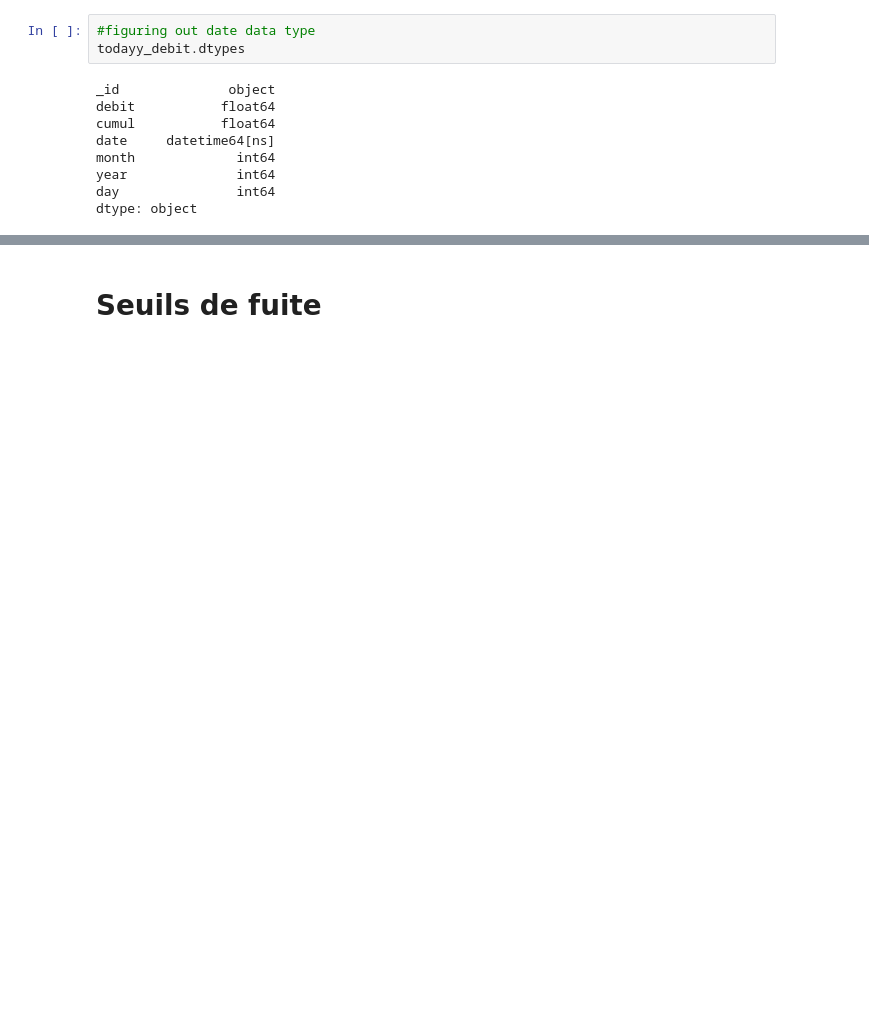
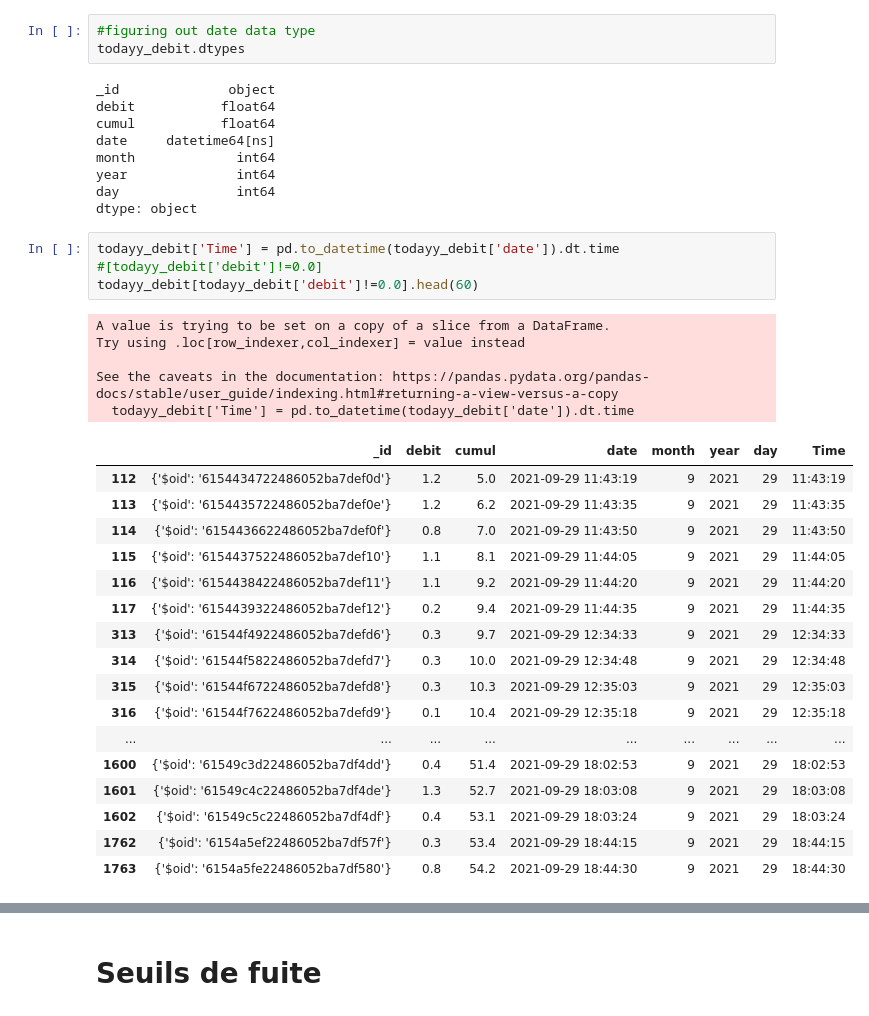
Before and after one commit to Cyrine-afk/Water-Consumption, a Jupyter notebook: Water DB.ipynb, the cells around one changed output, grey strips where cells are left out. Drawn from its saved outputs; the diff is of its cells as text; blank space fills up the shorter version.

```diff
--- a/Water DB.ipynb
+++ b/Water DB.ipynb
@@ -593,3 +577,30 @@ month             int64
 year              int64
 day               int64
 dtype: object
+# %%
+todayy_debit['Time'] = pd.to_datetime(todayy_debit['date']).dt.time
+#[todayy_debit['debit']!=0.0]
+todayy_debit[todayy_debit['debit']!=0.0].head(60)
+# %% [output]
+A value is trying to be set on a copy of a slice from a DataFrame.
+Try using .loc[row_indexer,col_indexer] = value instead
+
+See the caveats in the documentation: https://pandas.pydata.org/pandas-docs/stable/user_guide/indexing.html#returning-a-view-versus-a-copy
+  todayy_debit['Time'] = pd.to_datetime(todayy_debit['date']).dt.time
+|  | _id | debit | cumul | date | month | year | day | Time |
+| 112 | {'$oid': '6154434722486052ba7def0d'} | 1.2 | 5.0 | 2021-09-29 11:43:19 | 9 | 2021 | 29 | 11:43:19 |
+| 113 | {'$oid': '6154435722486052ba7def0e'} | 1.2 | 6.2 | 2021-09-29 11:43:35 | 9 | 2021 | 29 | 11:43:35 |
+| 114 | {'$oid': '6154436622486052ba7def0f'} | 0.8 | 7.0 | 2021-09-29 11:43:50 | 9 | 2021 | 29 | 11:43:50 |
+| 115 | {'$oid': '6154437522486052ba7def10'} | 1.1 | 8.1 | 2021-09-29 11:44:05 | 9 | 2021 | 29 | 11:44:05 |
+| 116 | {'$oid': '6154438422486052ba7def11'} | 1.1 | 9.2 | 2021-09-29 11:44:20 | 9 | 2021 | 29 | 11:44:20 |
+| 117 | {'$oid': '6154439322486052ba7def12'} | 0.2 | 9.4 | 2021-09-29 11:44:35 | 9 | 2021 | 29 | 11:44:35 |
+| 313 | {'$oid': '61544f4922486052ba7defd6'} | 0.3 | 9.7 | 2021-09-29 12:34:33 | 9 | 2021 | 29 | 12:34:33 |
+| 314 | {'$oid': '61544f5822486052ba7defd7'} | 0.3 | 10.0 | 2021-09-29 12:34:48 | 9 | 2021 | 29 | 12:34:48 |
+| 315 | {'$oid': '61544f6722486052ba7defd8'} | 0.3 | 10.3 | 2021-09-29 12:35:03 | 9 | 2021 | 29 | 12:35:03 |
+| 316 | {'$oid': '61544f7622486052ba7defd9'} | 0.1 | 10.4 | 2021-09-29 12:35:18 | 9 | 2021 | 29 | 12:35:18 |
+| ... | ... | ... | ... | ... | ... | ... | ... | ... |
+| 1600 | {'$oid': '61549c3d22486052ba7df4dd'} | 0.4 | 51.4 | 2021-09-29 18:02:53 | 9 | 2021 | 29 | 18:02:53 |
+| 1601 | {'$oid': '61549c4c22486052ba7df4de'} | 1.3 | 52.7 | 2021-09-29 18:03:08 | 9 | 2021 | 29 | 18:03:08 |
+| 1602 | {'$oid': '61549c5c22486052ba7df4df'} | 0.4 | 53.1 | 2021-09-29 18:03:24 | 9 | 2021 | 29 | 18:03:24 |
+| 1762 | {'$oid': '6154a5ef22486052ba7df57f'} | 0.3 | 53.4 | 2021-09-29 18:44:15 | 9 | 2021 | 29 | 18:44:15 |
+| 1763 | {'$oid': '6154a5fe22486052ba7df580'} | 0.8 | 54.2 | 2021-09-29 18:44:30 | 9 | 2021 | 29 | 18:44:30 |
```
Also changed, not shown: parts of 7 cells of this notebook.
